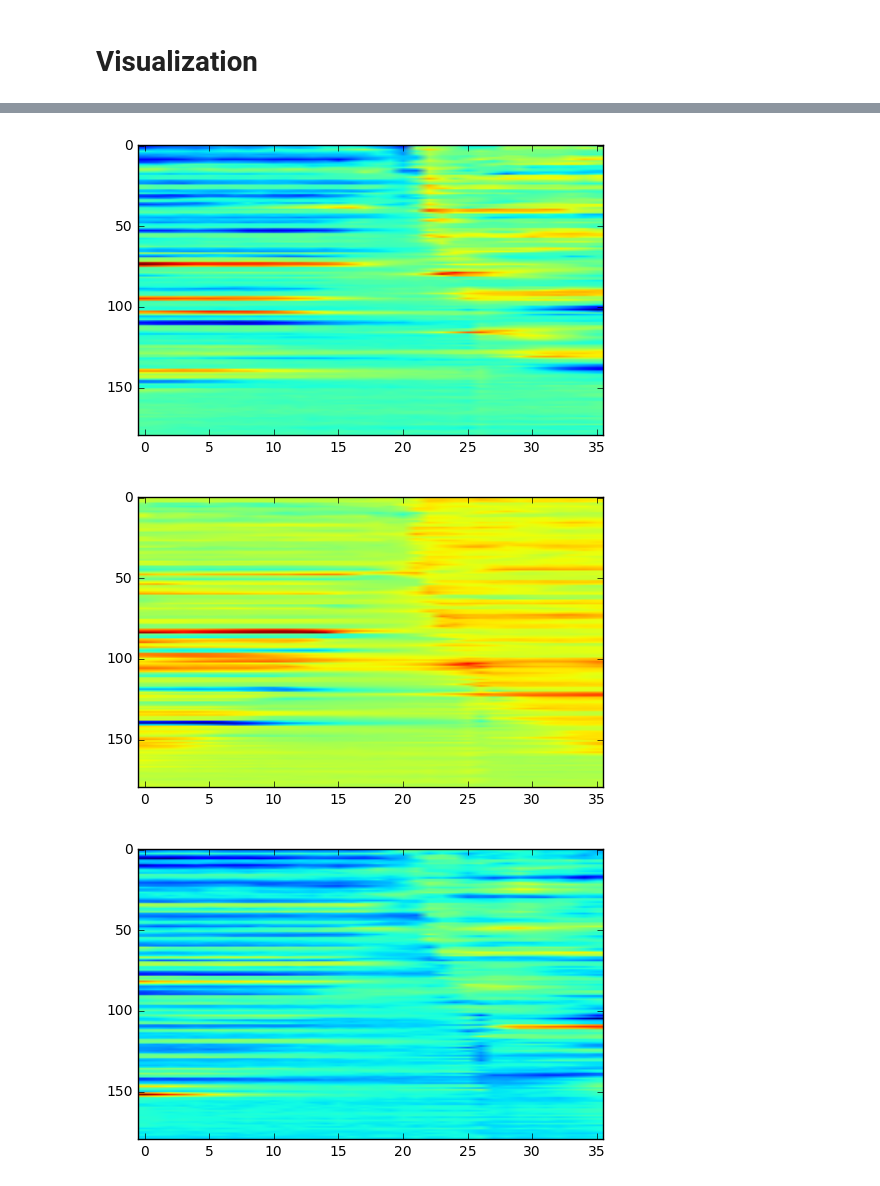
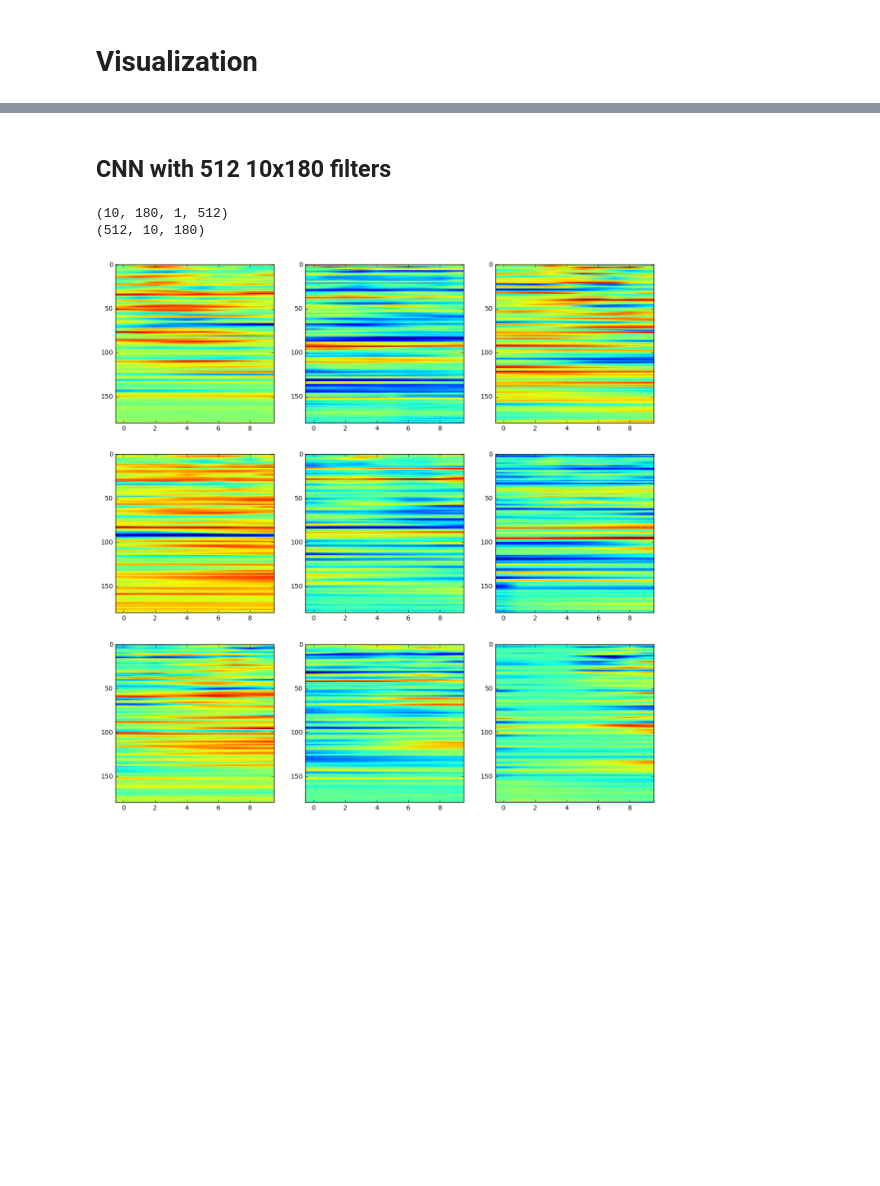
Before and after one commit to mpluess/music-transcription, a Jupyter notebook: notebooks/pitch_detection_parameter_tuning.ipynb, the cells around one changed output, grey strips where cells are left out. Saved outputs shown, nothing was run; the diff lists cells and outputs as text; code cells hidden in the pictures; blank space fills up the shorter version.

```diff
--- a/notebooks/pitch_detection_parameter_tuning.ipynb
+++ b/notebooks/pitch_detection_parameter_tuning.ipynb
@@ -614,3 +617,5 @@ avg / total      0.984     0.962     0.971       862
+# %%
+model = pitch_detector.model
 # %%
 from matplotlib import pyplot as plt
 %matplotlib inline
@@ -653,7 +658,3 @@ def make_mosaic(imgs, nrows, ncols, border=1):
         mosaic[row * paddedh:row * paddedh + imshape[0],
                col * paddedw:col * paddedw + imshape[1]] = imgs[i]
     return mosaic
-# %%
-layer = model.get_layer(index=1)
-print(layer.name)
-print(layer.get_weights()[0].shape)
@@ -663,12 +663,15 @@ conv2d_4
 # %%
-# Visualize weights
-W = layer.get_weights()[0]
-print(W.shape)
-# (7, 3, 1, 10) -> (10, 3, 7)
-W = np.squeeze(W).T
-# (10, 3, 7) -> (10, 7, 3)
-W_filters_transposed = np.empty((W.shape[0], W.shape[2], W.shape[1]))
-for i, array in enumerate(W):
-    W_filters_transposed[i] = array.T
-print(W_filters_transposed.shape)
+def get_filters(model, layer_name):
+    layer = model.get_layer(name=layer_name)
+    W = layer.get_weights()[0]
+    print(W.shape)
+    # (7, 3, 1, 10) -> (10, 3, 7)
+    W = np.squeeze(W).T
+    # (10, 3, 7) -> (10, 7, 3)
+    W_filters_transposed = np.empty((W.shape[0], W.shape[2], W.shape[1]))
+    for i, array in enumerate(W):
+        W_filters_transposed[i] = array.T
+    print(W_filters_transposed.shape)
+    return W_filters_transposed
+W_filters_transposed = get_filters(model, 'conv2d_1')
 # %% [output]
@@ -683,10 +686,18 @@ nice_imshow(plt.gca(), make_mosaic(W_filters_transposed[:10, :, :], 2, 5), cmap=
+# %% [markdown]
+## CNN with 512 10x180 filters
+# %%
+W_filters_transposed = get_filters(model, 'conv2d_2')
+# %% [output]
+(10, 180, 1, 512)
+(512, 10, 180)
 # %%
 from random import randrange
-for i in range(8):
-    fig = plt.figure()
-    ax = fig.add_subplot(111)
-    ax.imshow(W_filters_transposed[randrange(W_filters_transposed.shape[0]), :, :].T, aspect=1/8)
+n = 3
+fig, axarr = plt.subplots(n, n, figsize=(15,15))
+_, n_frames, n_bins = W_filters_transposed.shape
+aspect = n_bins / n_frames
+for i in range(n):
+    for j in range(n):
+        _ = axarr[i, j].imshow(W_filters_transposed[randrange(W_filters_transposed.shape[0]), :, :].T, aspect=1/aspect)
 # %% [output]
-[figure, old version]
+[figure, new version]
-[figure, removed]
-[figure, removed]
```
Also changed, not shown: parts of 6 cells of this notebook.
